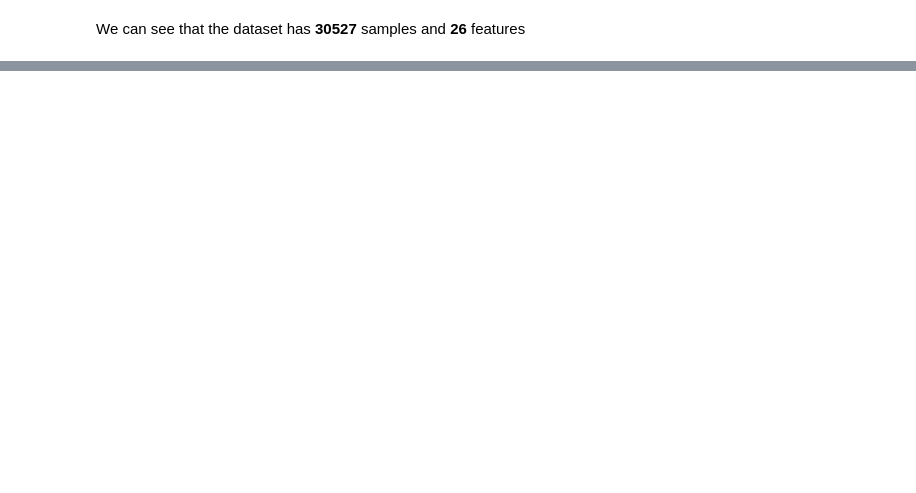
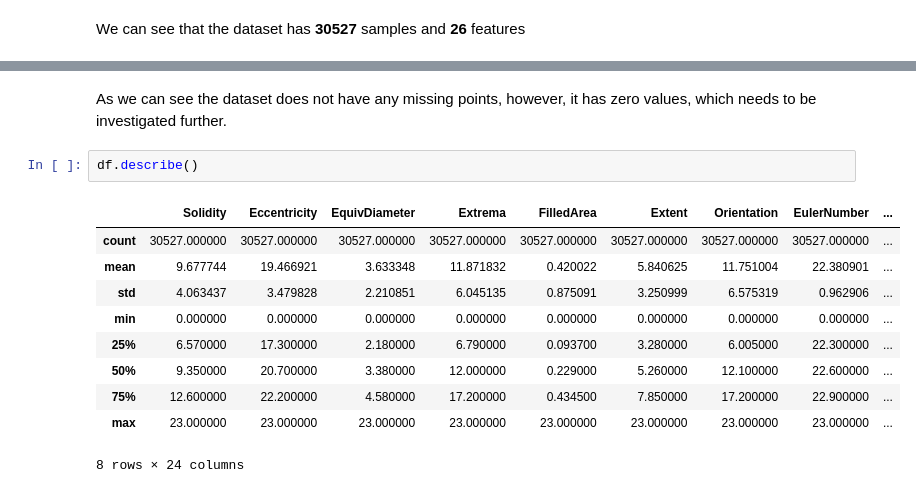
Before and after one commit to dabokva/ProjectML, a Jupyter notebook: finalDocumentation.ipynb, the cells around one changed output, grey strips where cells are left out. Drawn from its saved outputs; the diff is of its cells as text; blank space fills up the shorter version.

```diff
--- a/finalDocumentation.ipynb
+++ b/finalDocumentation.ipynb
@@ -47,0 +69,15 @@ None
+# %% [markdown]
+As we can see the dataset does not have any missing points, however, it has zero values, which needs to be investigated further.
+# %%
+df.describe()
+# %% [output]
+|  | Solidity | Eccentricity | EquivDiameter | Extrema | FilledArea | Extent | Orientation | EulerNumber | ... |
+| count | 30527.000000 | 30527.000000 | 30527.000000 | 30527.000000 | 30527.000000 | 30527.000000 | 30527.000000 | 30527.000000 | ... |
+| mean | 9.677744 | 19.466921 | 3.633348 | 11.871832 | 0.420022 | 5.840625 | 11.751004 | 22.380901 | ... |
+| std | 4.063437 | 3.479828 | 2.210851 | 6.045135 | 0.875091 | 3.250999 | 6.575319 | 0.962906 | ... |
+| min | 0.000000 | 0.000000 | 0.000000 | 0.000000 | 0.000000 | 0.000000 | 0.000000 | 0.000000 | ... |
+| 25% | 6.570000 | 17.300000 | 2.180000 | 6.790000 | 0.093700 | 3.280000 | 6.005000 | 22.300000 | ... |
+| 50% | 9.350000 | 20.700000 | 3.380000 | 12.000000 | 0.229000 | 5.260000 | 12.100000 | 22.600000 | ... |
+| 75% | 12.600000 | 22.200000 | 4.580000 | 17.200000 | 0.434500 | 7.850000 | 17.200000 | 22.900000 | ... |
+| max | 23.000000 | 23.000000 | 23.000000 | 23.000000 | 23.000000 | 23.000000 | 23.000000 | 23.000000 | ... |
+8 rows × 24 columns
```
Also changed, not shown: parts of 12 cells of this notebook, 1 other file.
